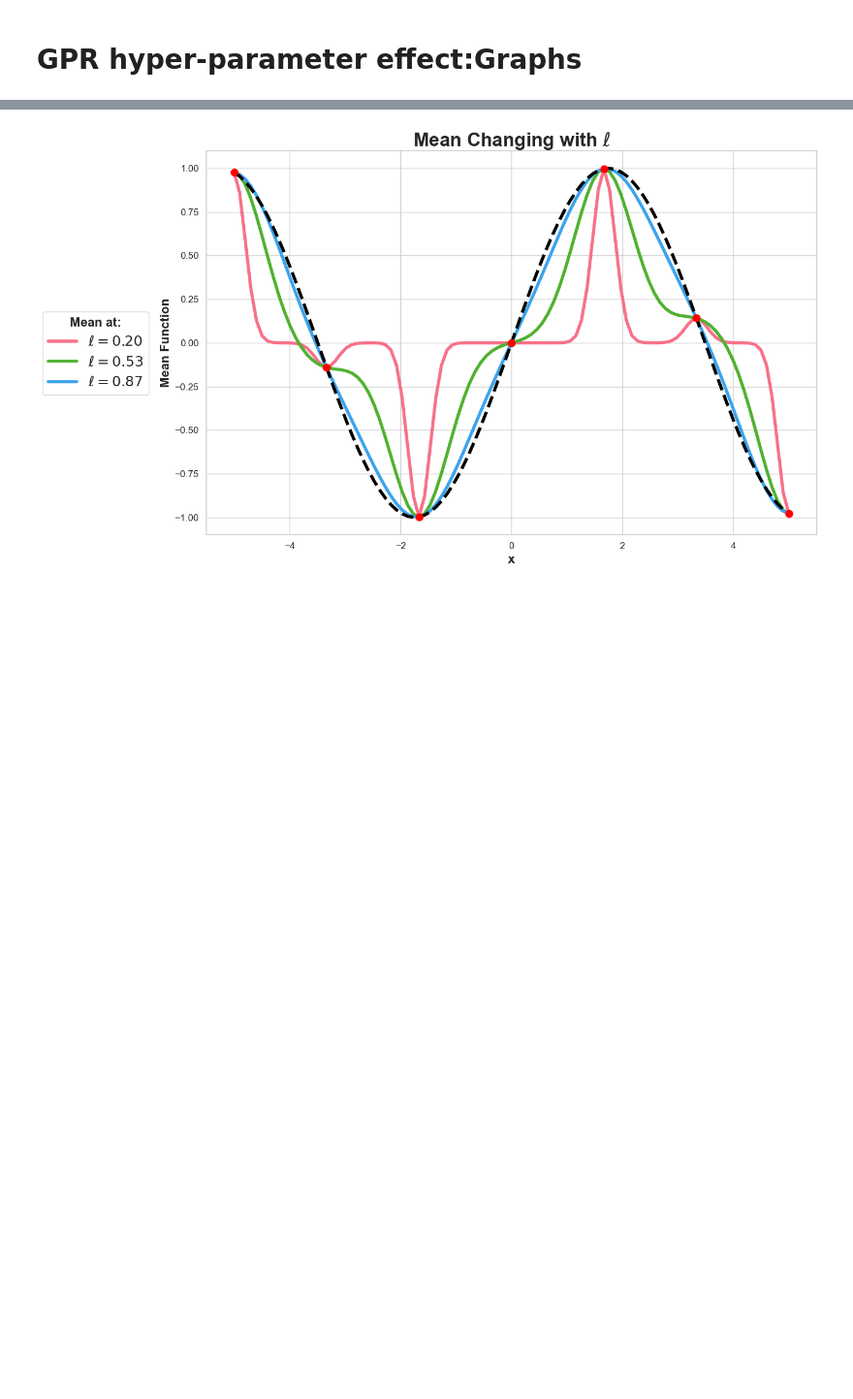
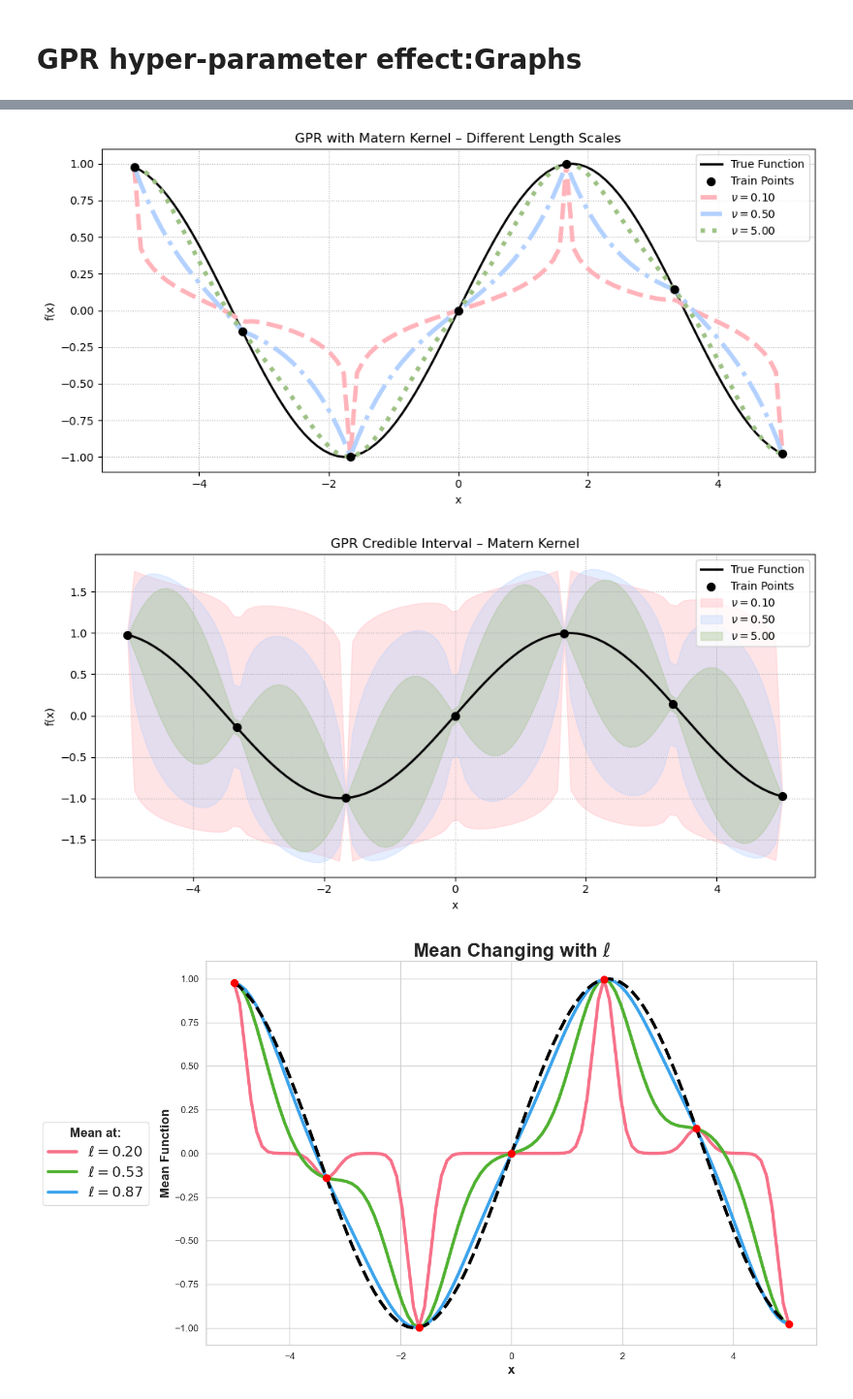
Before and after one commit to seanwhite674/FinalYearProject, a Jupyter notebook: Poster Code/Background.ipynb, the cells around one changed output, grey strips where cells are left out. Shown at 97% size. Saved outputs shown, nothing was run; the diff lists cells and outputs as text; code cells hidden in the pictures; blank space fills up the shorter version.

```diff
--- a/Poster Code/Background.ipynb
+++ b/Poster Code/Background.ipynb
@@ -351 +475,79 @@ for name, kernel in kernels.items():
+# %%
+import numpy as np
+import matplotlib.pyplot as plt
+from sklearn.gaussian_process import GaussianProcessRegressor
+from sklearn.gaussian_process.kernels import RBF, ConstantKernel as C
+
+# Function
+def f(x):
+    return np.sin(0.9 * x)
+
+# Data
+x = np.linspace(-5, 5, 100).reshape(-1, 1)
+xtrain = np.linspace(-5, 5, 7).reshape(-1, 1)
+ytrain = f(xtrain)
+
+# Length scales
+length_scale_values = np.array([0.2, 0.53333333, 0.8666667])
+nu_scales = np.array([0.1,0.5,5])
+colors = ["#FFB3BA", "#B3D1FF", "#9DC183"]
+linestyles = ['--', '-.', ':']
+
+# === First Plot: Predictions ===
+plt.figure(figsize=(10, 5))
+plt.plot(x, f(x), 'k', lw=2, label="True Function")
+plt.scatter(xtrain, ytrain, c='black', s=50, zorder=10, label='Train Points')
+for i, (nu, color, ls) in enumerate(zip(nu_scales, colors, linestyles)):
+    kernel = C(1.0) * Matern(length_scale=0.87,nu=nu)
+    gpr = GaussianProcessRegressor(kernel=kernel, optimizer=None, normalize_y=True, random_state=42)
+    gpr.fit(xtrain, ytrain)
+    ypred = gpr.predict(x)
+    plt.plot(x, ypred, color=color, linestyle=ls, lw=4, label=f"$ \\nu = {nu:.2f}$")
+
+
+plt.title("GPR with Matern Kernel – Different Length Scales")
+plt.xlabel("x")
+plt.ylabel("f(x)")
+plt.grid(True, linestyle=':')
+plt.legend()
+plt.tight_layout()
+plt.show()
+
+
+x = np.linspace(-5, 5, 100).reshape(-1, 1)
+xtrain = np.linspace(-5, 5, 7).reshape(-1, 1)
+ytrain = f(xtrain)
+
+
+length_scale_values = np.array([0.2, 0.53333333, 0.8666667])
+colors = ["#FFB3BA", "#B3D1FF", "#9DC183"]  # soft red, blue, green
+
+plt.figure(figsize=(10, 5))
+plt.plot(x, f(x), 'k-', lw=2, label="True Function")
+plt.scatter(xtrain, ytrain, c='black', s=50, zorder=10, label='Train Points')
+
+for i, (nu, color) in enumerate(zip(nu_scales, colors)):
+    kernel = C(1.0) * Matern(length_scale=length,nu=nu)
+    gpr = GaussianProcessRegressor(kernel=kernel, optimizer=None, normalize_y=True, random_state=42)
+    gpr.fit(xtrain, ytrain)
+    ypred, std = gpr.predict(x, return_std=True)
+    upper = ypred + 2 * std
+    lower = ypred - 2 * std
+
+    #plt.plot(x, ypred, color=color, lw=2, label=f"Mean (l={length:.2f})")
+    plt.fill_between(
+        x.flatten(), lower, upper,
+        color=color, alpha=0.35, label=f"$\\nu={nu:.2f}$"
+    )
+
+plt.title("GPR Credible Interval – Matern Kernel")
+plt.xlabel("x")
+plt.ylabel("f(x)")
+plt.grid(True, linestyle=':')
+plt.legend()
+plt.tight_layout()
+plt.show()
+# %% [output]
+[figure, added]
+[figure, added]
 # %%
```
Also changed, not shown: parts of 9 cells of this notebook, 24 other files.
